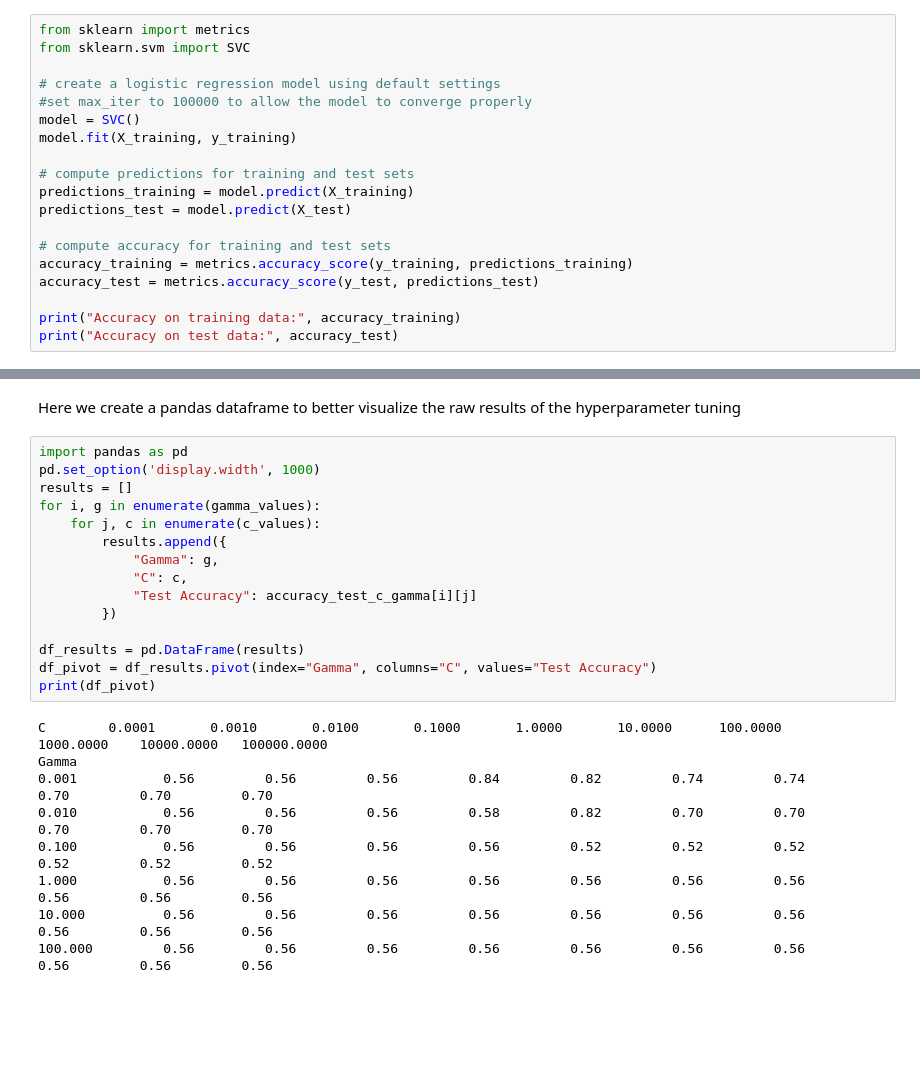
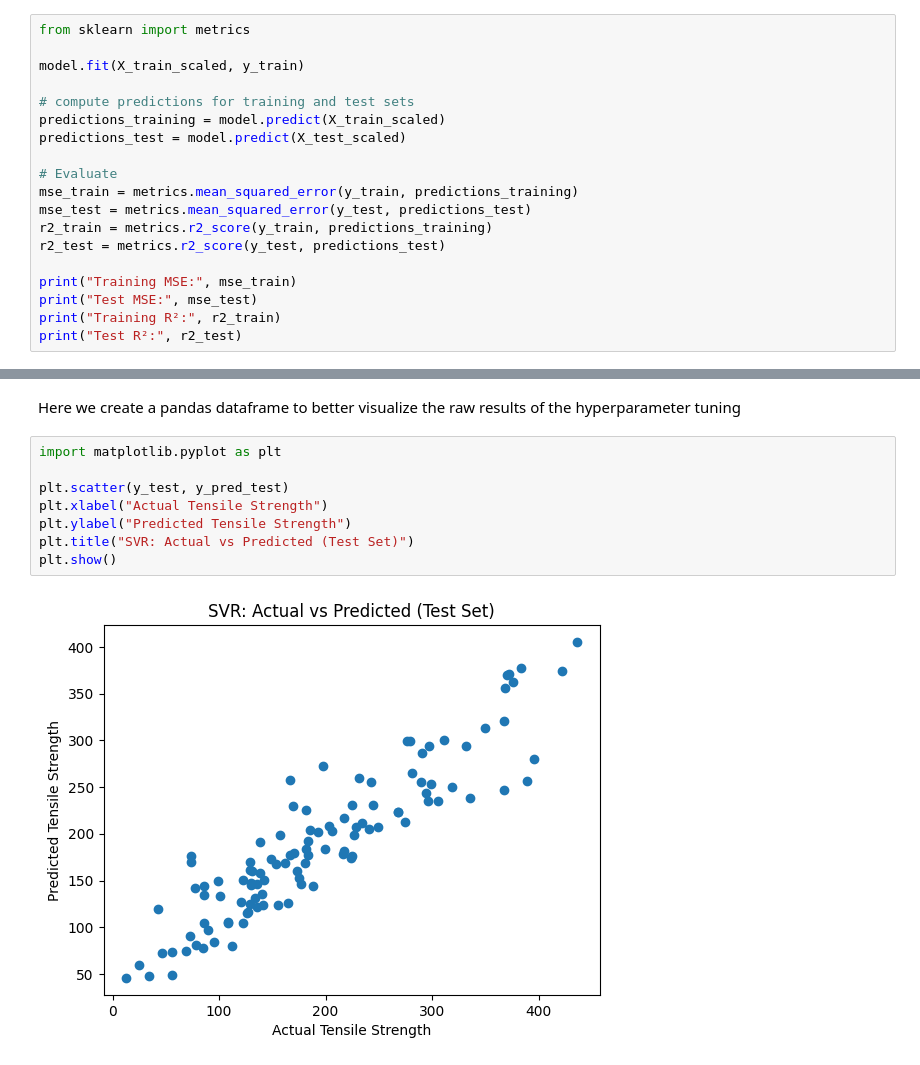
Before and after one commit to ciarangray0/MLRegressionAssignment2, a Jupyter notebook: SVR.ipynb, the cells around one changed output, grey strips where cells are left out. Cells and saved outputs as stored; diff of their text form; blank space fills up the shorter version.

Commit message:
Began coding and expirementing with Regression evaluatio techniques and metrics. used grid search to find the best parameters for C and epsilon

```diff
--- a/SVR.ipynb
+++ b/SVR.ipynb
@@ -123,21 +125,21 @@ Name: fire, dtype: object
 No hyperparameter tuning, default skikit-learn implementation
 # %%
 from sklearn import metrics
-from sklearn.svm import SVC
 
-# create a logistic regression model using default settings
-#set max_iter to 100000 to allow the model to converge properly
-model = SVC()
-model.fit(X_training, y_training)
+model.fit(X_train_scaled, y_train)
 
 # compute predictions for training and test sets
-predictions_training = model.predict(X_training)
-predictions_test = model.predict(X_test)
+predictions_training = model.predict(X_train_scaled)
+predictions_test = model.predict(X_test_scaled)
 
-# compute accuracy for training and test sets
-accuracy_training = metrics.accuracy_score(y_training, predictions_training)
-accuracy_test = metrics.accuracy_score(y_test, predictions_test)
+# Evaluate
+mse_train = metrics.mean_squared_error(y_train, predictions_training)
+mse_test = metrics.mean_squared_error(y_test, predictions_test)
+r2_train = metrics.r2_score(y_train, predictions_training)
+r2_test = metrics.r2_score(y_test, predictions_test)
 
-print("Accuracy on training data:", accuracy_training)
-print("Accuracy on test data:", accuracy_test)
+print("Training MSE:", mse_train)
+print("Test MSE:", mse_test)
+print("Training R²:", r2_train)
+print("Test R²:", r2_test)
 # %% [output]
@@ -212,26 +206,12 @@ plt.show()
 # %% [markdown]
 Here we create a pandas dataframe to better visualize the raw results of the hyperparameter tuning
 # %%
-import pandas as pd
-pd.set_option('display.width', 1000)
-results = []
-for i, g in enumerate(gamma_values):
-    for j, c in enumerate(c_values):
-        results.append({
-            "Gamma": g,
-            "C": c,
-            "Test Accuracy": accuracy_test_c_gamma[i][j]
-        })
+import matplotlib.pyplot as plt
 
-df_results = pd.DataFrame(results)
-df_pivot = df_results.pivot(index="Gamma", columns="C", values="Test Accuracy")
-print(df_pivot)
+plt.scatter(y_test, y_pred_test)
+plt.xlabel("Actual Tensile Strength")
+plt.ylabel("Predicted Tensile Strength")
+plt.title("SVR: Actual vs Predicted (Test Set)")
+plt.show()
 # %% [output]
-C        0.0001       0.0010       0.0100       0.1000       1.0000       10.0000      100.0000     1000.0000    10000.0000   100000.0000
-Gamma
-0.001           0.56         0.56         0.56         0.84         0.82         0.74         0.74         0.70         0.70         0.70
-0.010           0.56         0.56         0.56         0.58         0.82         0.70         0.70         0.70         0.70         0.70
-0.100           0.56         0.56         0.56         0.56         0.52         0.52         0.52         0.52         0.52         0.52
-1.000           0.56         0.56         0.56         0.56         0.56         0.56         0.56         0.56         0.56         0.56
-10.000          0.56         0.56         0.56         0.56         0.56         0.56         0.56         0.56         0.56         0.56
-100.000         0.56         0.56         0.56         0.56         0.56         0.56         0.56         0.56         0.56         0.56
+[figure, added]
```
Also changed, not shown: parts of 15 cells of this notebook.
